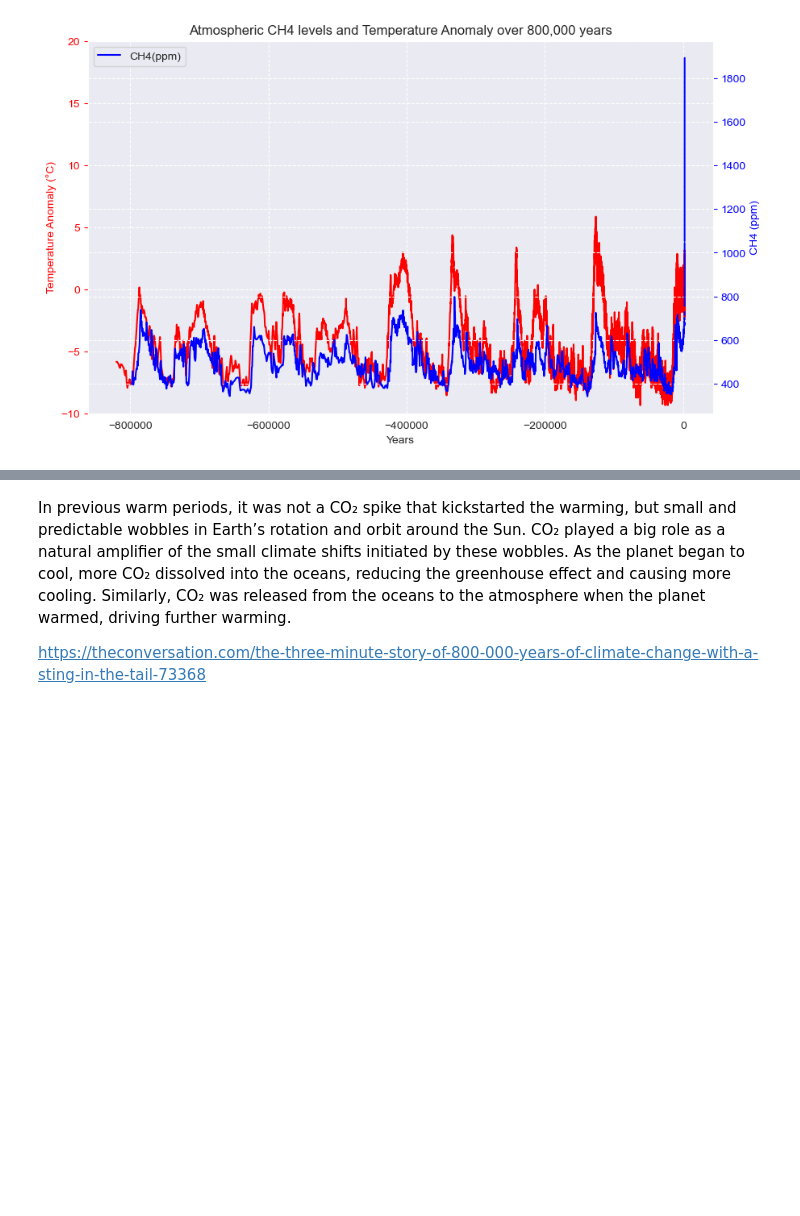
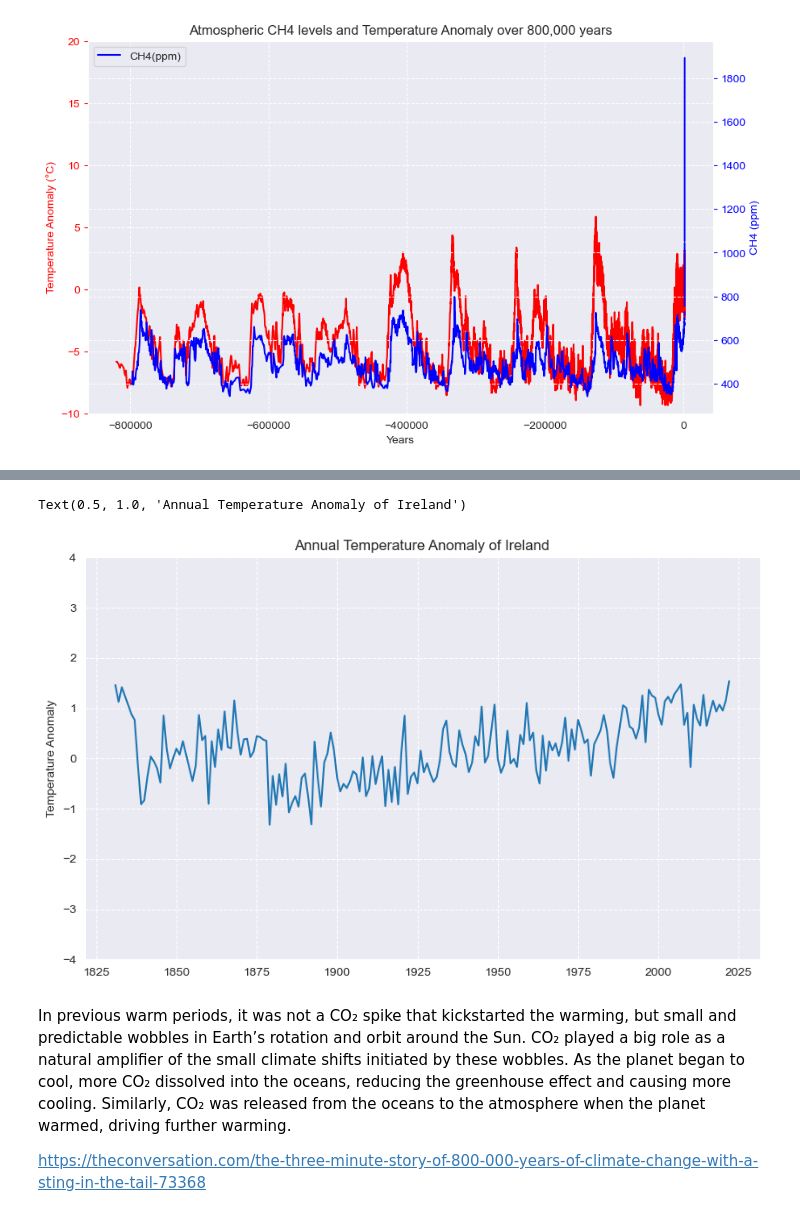
Before and after one commit to Kevin002023/PFDA--Climate-Project, a Jupyter notebook: PFDA-Project-2.ipynb, the cells around one changed output, grey strips where cells are left out. Saved outputs shown, nothing was run; the diff lists cells and outputs as text; code cells hidden in the pictures; blank space fills up the shorter version.

```diff
--- a/PFDA-Project-2.ipynb
+++ b/PFDA-Project-2.ipynb
@@ -708,0 +809,8 @@ NameError: name 'co2' is not defined
+# %%
+#Irish Anomaly
+
+ire_baseline_start =1831
+ire_baseline_end = 1931
+
+ire_bs = complete_ire_temp[(complete_ire_temp['Year'] >= baseline_start) & (complete_ire_temp['Year'] <= baseline_end)]
+ire_bs.head(20)   # a new dataframe with all years between 1800 and 1900
@@ -708,0 +835,5 @@ NameError: name 'co2' is not defined
+# %%
+ire_baseline= ire_bs['Mean'].mean()
+
+complete_ire_temp['Anomaly'] = complete_ire_temp['Mean'] - ire_baseline
+complete_ire_temp.head()
@@ -709,3 +847,15 @@ NameError: name 'co2' is not defined
+# %%
+#Plot of Mean Annual Anomoly in Ireland since 1831
+
+fig, ax1 = plt.subplots(figsize=(10, 6))
+
+ax1.plot(complete_ire_temp['Year'], complete_ire_temp['Anomaly'])
+ax1.set_ylabel("Temperature Anomaly")
+ax1.set_ylim(-4, 4)
+plt.title("Annual Temperature Anomaly of Ireland")
+# %% [output]
+Text(0.5, 1.0, 'Annual Temperature Anomaly of Ireland')
+[figure, added]
 # %% [markdown]
 In previous warm periods, it was not a CO₂ spike that kickstarted the warming, but small and predictable wobbles in Earth’s rotation and orbit around the Sun. CO₂ played a big role as a natural amplifier of the small climate shifts initiated by these wobbles. As the planet began to cool, more CO₂ dissolved into the oceans, reducing the greenhouse effect and causing more cooling. Similarly, CO₂ was released from the oceans to the atmosphere when the planet warmed, driving further warming.
 
```
Also changed, not shown: parts of 18 cells of this notebook, 3 other files.
